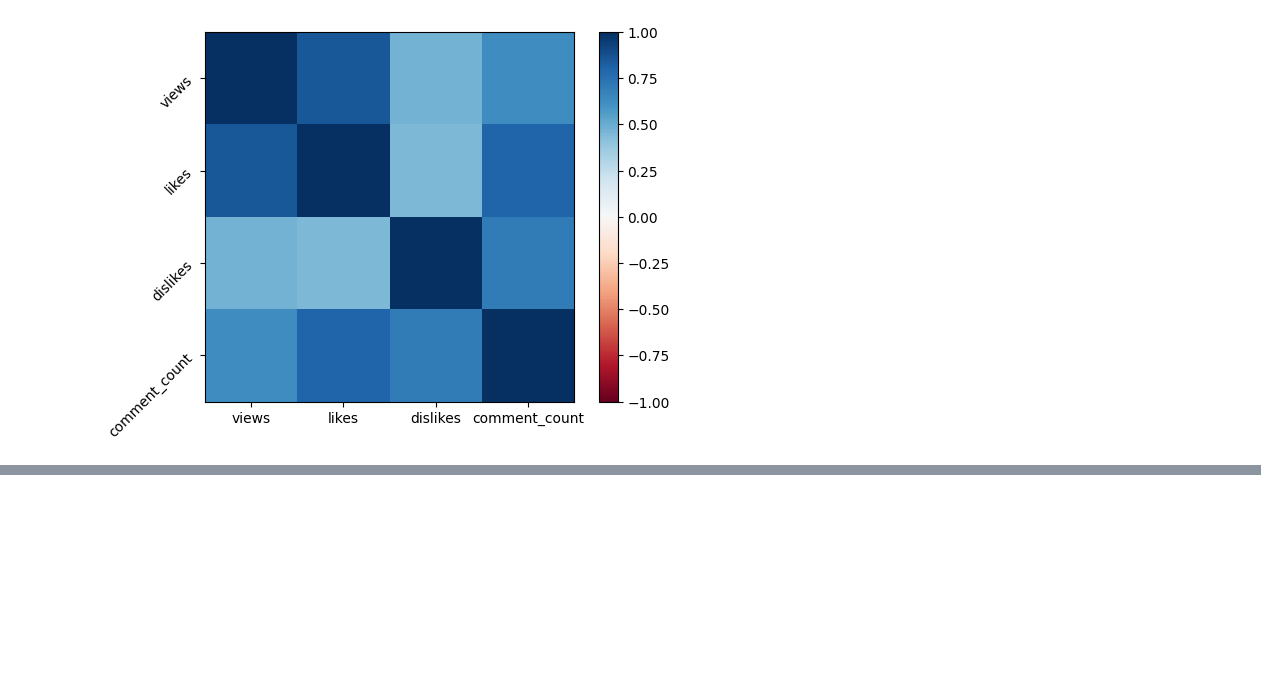
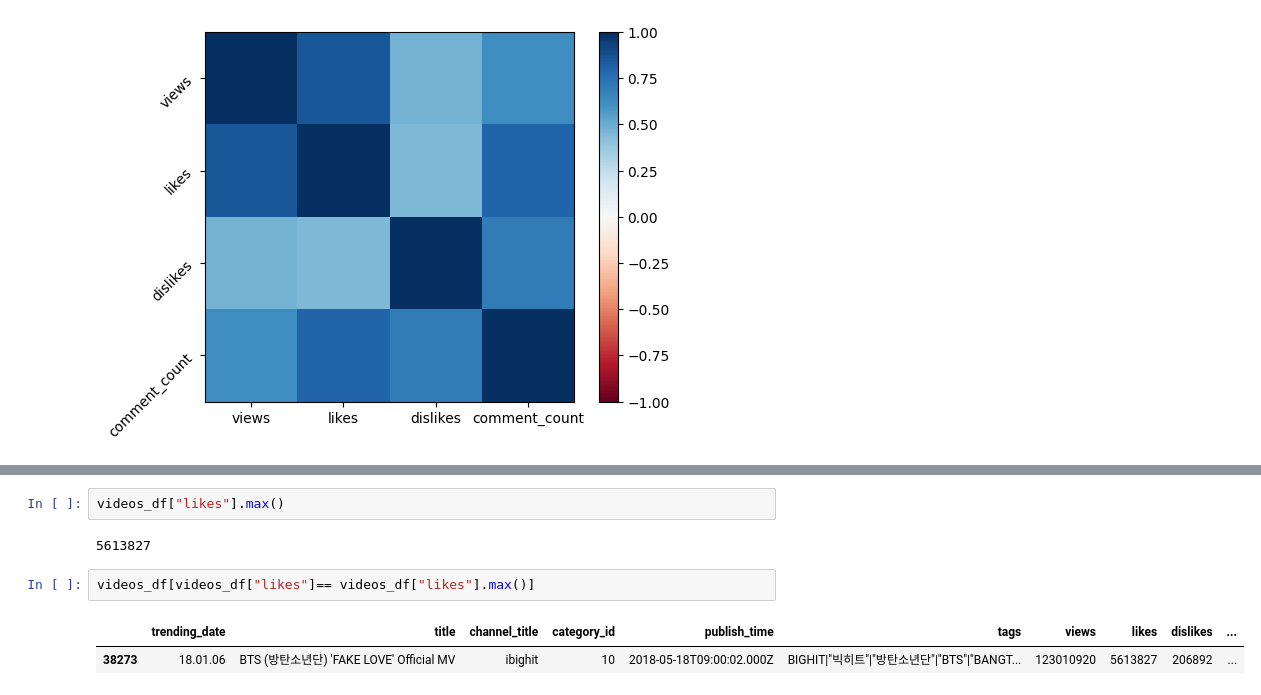
Before and after one commit to himalachudel/FDSFE_HAcharya, a Jupyter notebook: Copy_of_Copy_of_Hello_World.ipynb, the cells around one changed output, grey strips where cells are left out. Saved outputs shown, nothing was run; the diff lists cells and outputs as text; blank space fills up the shorter version.

```diff
--- a/Copy_of_Copy_of_Hello_World.ipynb
+++ b/Copy_of_Copy_of_Hello_World.ipynb
@@ -187,0 +204,9 @@ plt.colorbar()
+# %%
+videos_df["likes"].max()
+# %% [output]
+5613827
+# %%
+videos_df[videos_df["likes"]== videos_df["likes"].max()]
+# %% [output]
+|  | trending_date | title | channel_title | category_id | publish_time | tags | views | likes | dislikes | ... |
+| 38273 | 18.01.06 | BTS (방탄소년단) 'FAKE LOVE' Official MV | ibighit | 10 | 2018-05-18T09:00:02.000Z | BIGHIT|"빅히트"|"방탄소년단"|"BTS"|"BANGT... | 123010920 | 5613827 | 206892 | ... |
```
Also changed, not shown: parts of 1 cell of this notebook.
